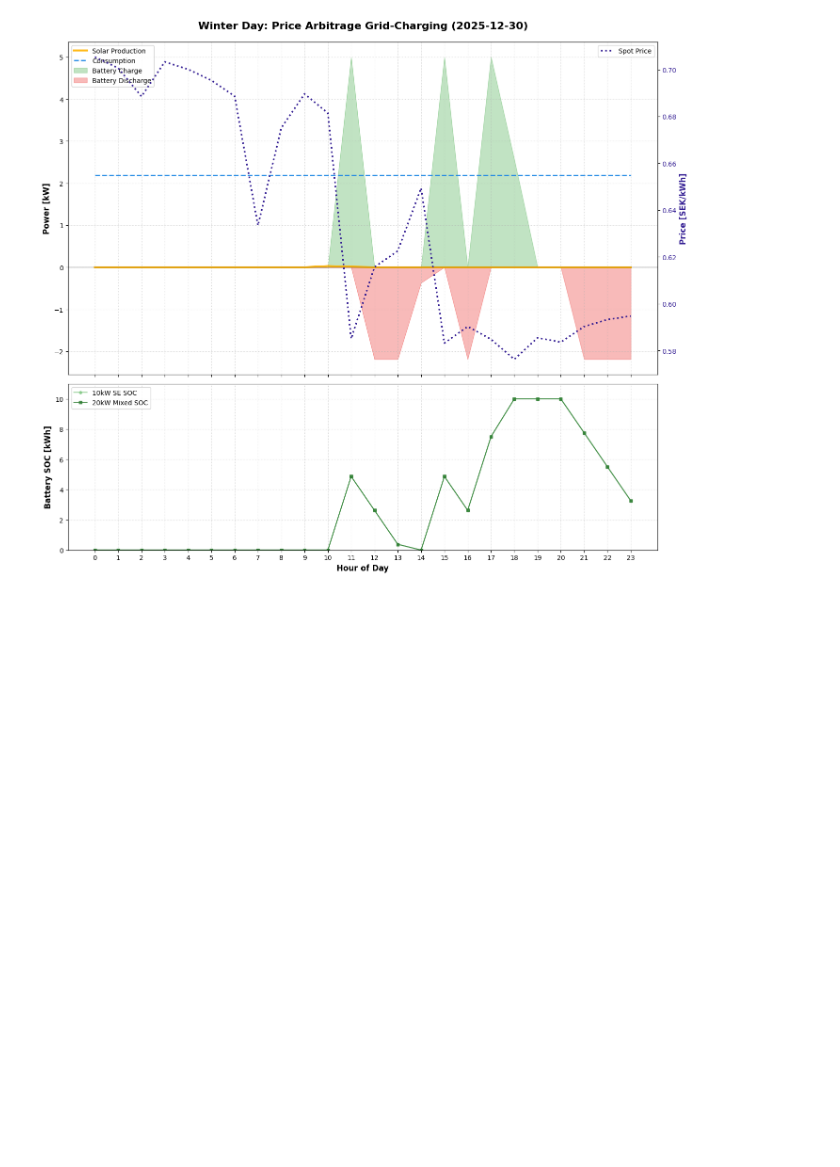
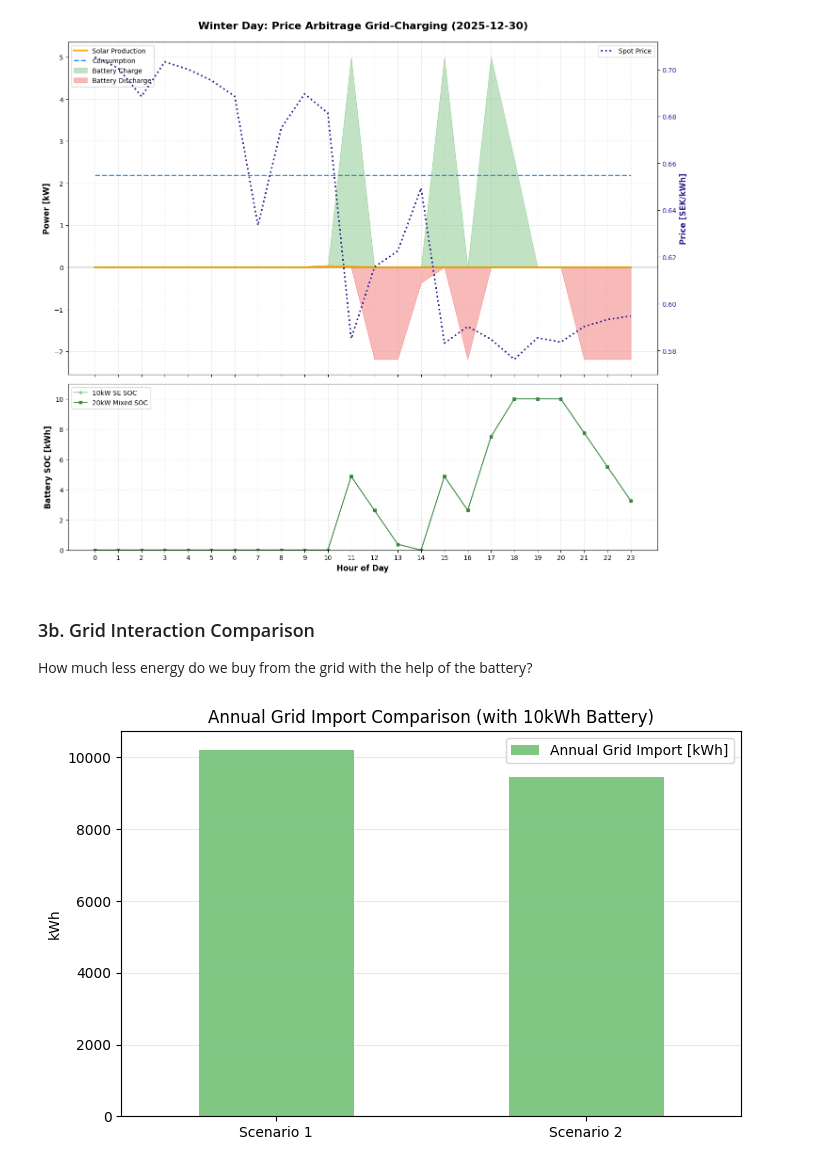
Before and after one commit to SergeyVlSorokin/solar, a Jupyter notebook: notebooks/04-battery-impact-analysis.ipynb, the cells around one changed output. Drawn from its saved outputs; the diff is of its cells as text; code cells hidden in the pictures; blank space fills up the shorter version.

```diff
--- a/notebooks/04-battery-impact-analysis.ipynb
+++ b/notebooks/04-battery-impact-analysis.ipynb
@@ -123,3 +123,21 @@ plot_system_profile([ts1, ts2], ["10kW SE", "20kW Mixed"], "2025-12-30", "Winter
 # %% [output]
 [figure]
 [figure]
+# %% [markdown]
+### 3b. Grid Interaction Comparison
+How much less energy do we buy from the grid with the help of the battery?
+# %%
+total_buy1 = ts1['grid_buy'].sum()
+total_buy2 = ts2['grid_buy'].sum()
+
+grid_stats = pd.DataFrame({
+    "Annual Grid Import [kWh]": [total_buy1, total_buy2]
+}, index=["Scenario 1", "Scenario 2"])
+
+ax = grid_stats.plot(kind="bar", figsize=(8, 5), rot=0, color=['#81C784', '#2E7D32'])
+ax.set_title("Annual Grid Import Comparison (with 10kWh Battery)")
+ax.set_ylabel("kWh")
+plt.grid(axis='y', alpha=0.3)
+plt.show()
+# %% [output]
+[figure, added]
```
Also changed, not shown: parts of 5 cells of this notebook, 6 other files.
